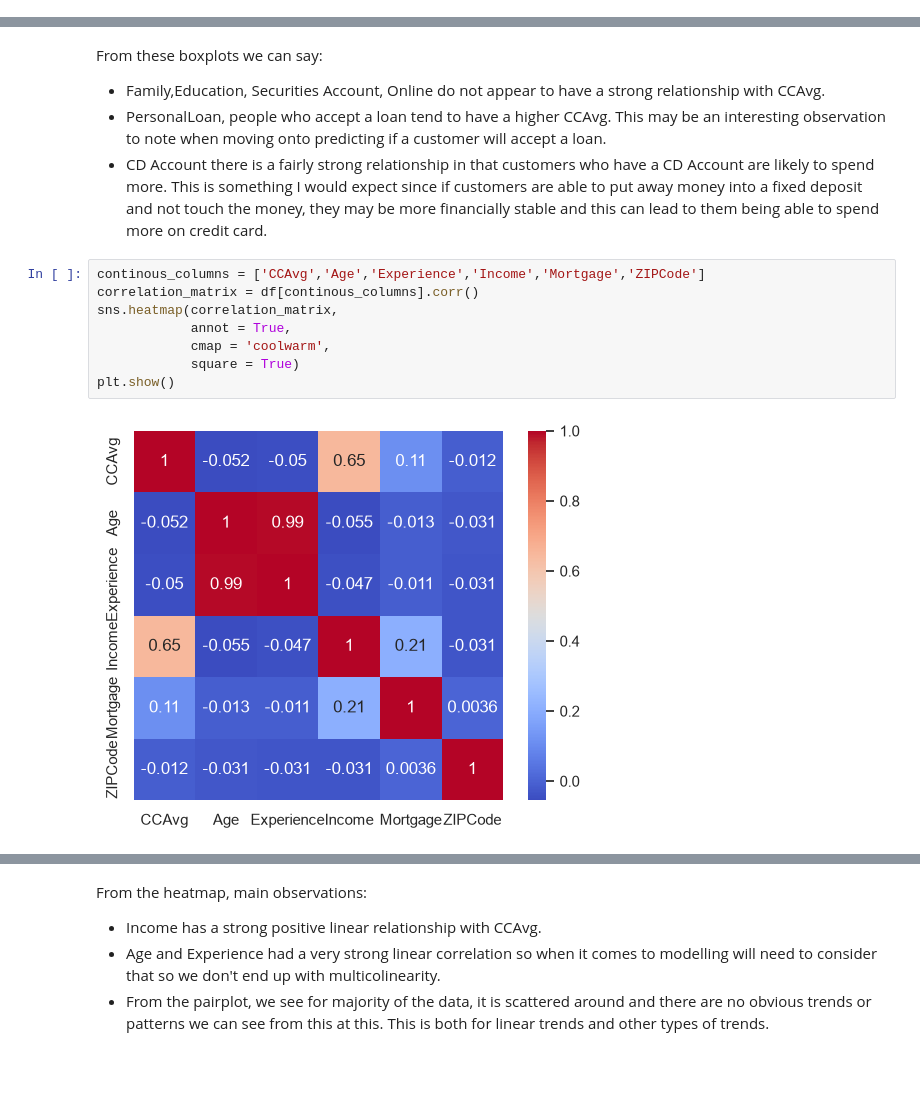
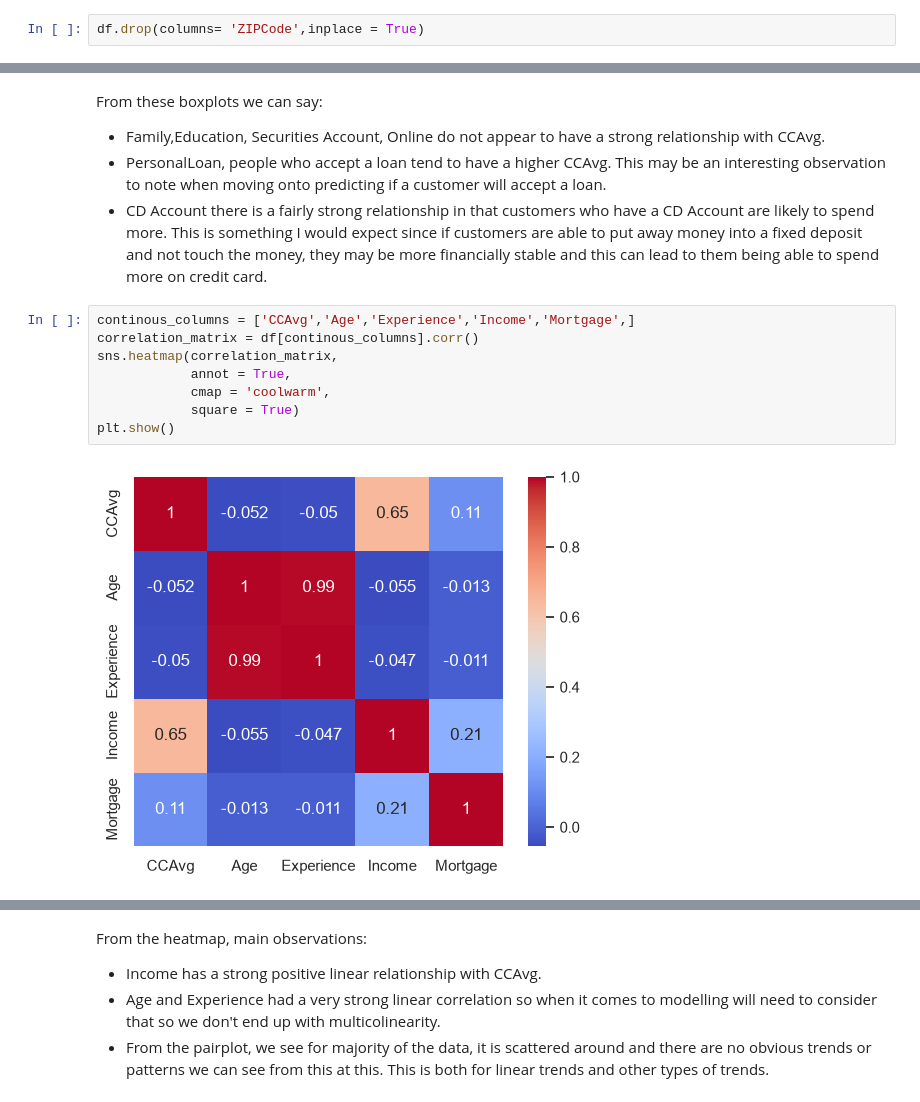
Before and after one commit to yajvashee/EDA, a Jupyter notebook: assessment/customer_beahviour_model_for_loan_targeting.ipynb, the cells around one changed output, grey strips where cells are left out. Cells and saved outputs as stored; diff of their text form; blank space fills up the shorter version.

```diff
--- a/assessment/customer_beahviour_model_for_loan_targeting.ipynb
+++ b/assessment/customer_beahviour_model_for_loan_targeting.ipynb
@@ -146,4 +160,6 @@ We see that there are no null values in our dataset. When looking through our da
 df['ZIPCode'].nunique()
 # %% [output]
 467
+# %%
+df.drop(columns= 'ZIPCode',inplace = True)
 # %% [markdown]
@@ -263,15 +278,15 @@ From these boxplots we can say:
 - PersonalLoan, people who accept a loan tend to have a higher CCAvg. This may be an interesting observation to note when moving onto predicting if a customer will accept a loan.
 - CD Account there is a fairly strong relationship in that customers who have a CD Account are likely to spend more. This is something I would expect since if customers are able to put away money into a fixed deposit and not touch the money, they may be more financially stable and this can lead to them being able to spend more on credit card.
 # %%
-continous_columns = ['CCAvg','Age','Experience','Income','Mortgage','ZIPCode']
+continous_columns = ['CCAvg','Age','Experience','Income','Mortgage',]
 correlation_matrix = df[continous_columns].corr()
 sns.heatmap(correlation_matrix,
             annot = True,
             cmap = 'coolwarm',
             square = True)
 plt.show()
 # %% [output]
-[figure, old version]
+[figure, new version]
 # %%
 continous_columns = ['Age','Experience','Income','Mortgage','CCAvg']
 sns.pairplot(df[continous_columns])
```
Also changed, not shown: parts of 24 cells of this notebook, 3 other files.
